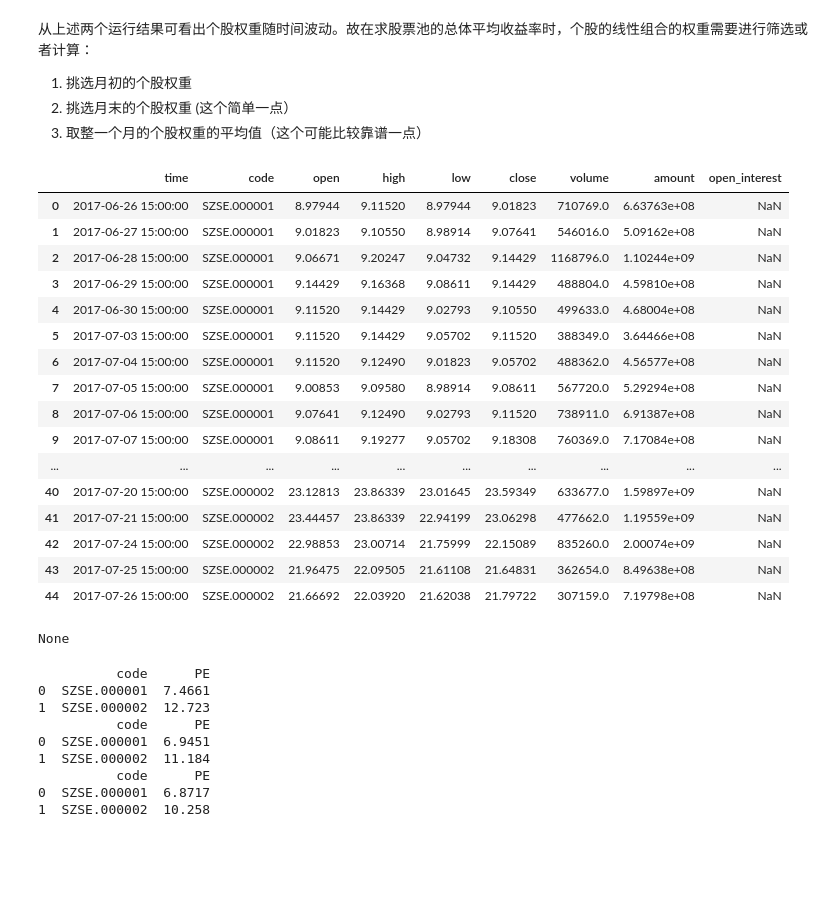
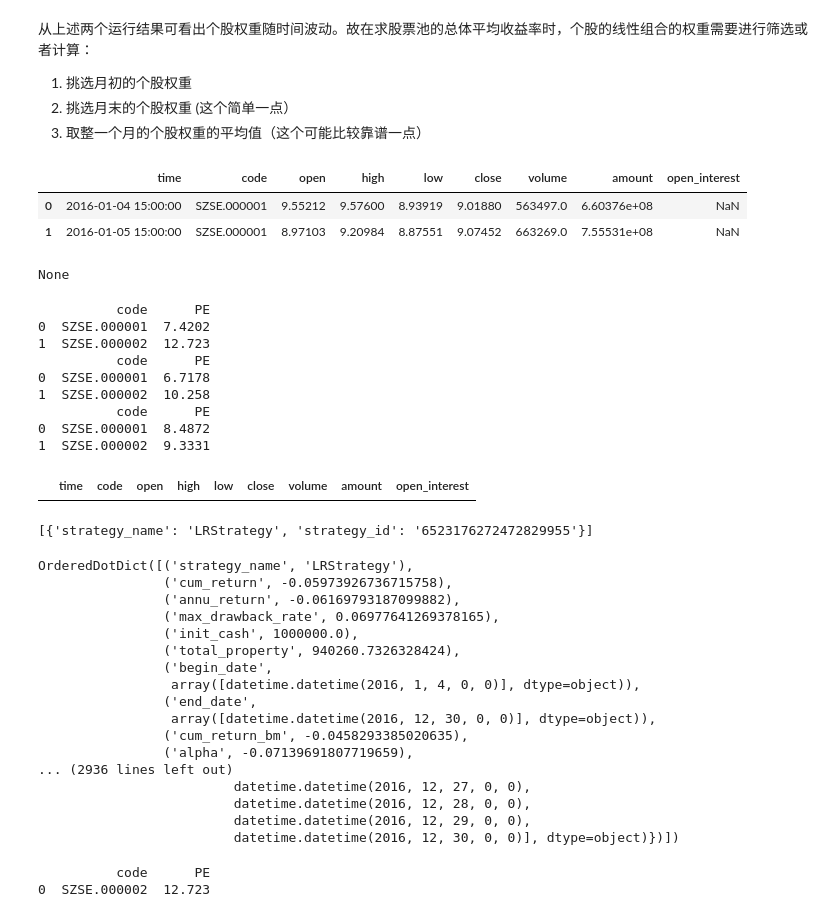
Before and after one commit to JoshuaQYH/TIDIBEI, a Jupyter notebook: data_exploration.ipynb, the cells around one changed output. Saved outputs shown, nothing was run; the diff lists cells and outputs as text; code cells hidden in the pictures; blank space fills up the shorter version.

```diff
--- a/data_exploration.ipynb
+++ b/data_exploration.ipynb
@@ -111,27 +111,13 @@ A
 3. 取整一个月的个股权重的平均值（这个可能比较靠谱一点）
 # %%
 day_data = at.get_kdata(target_list=['SZSE.000001','SZSE.000002'],
-                   frequency='day', fre_num=1, end_date='2017-07-26', begin_date='2017-06-25',
+                   frequency='day', fre_num=1, end_date='2016-01-05', begin_date='2016-01-01',
                    fill_up=False, df=True,fq=1, sort_by_date=False)
 day_data
 # %% [output]
 |  | time | code | open | high | low | close | volume | amount | open_interest |
-| 0 | 2017-06-26 15:00:00 | SZSE.000001 | 8.97944 | 9.11520 | 8.97944 | 9.01823 | 710769.0 | 6.63763e+08 | NaN |
-| 1 | 2017-06-27 15:00:00 | SZSE.000001 | 9.01823 | 9.10550 | 8.98914 | 9.07641 | 546016.0 | 5.09162e+08 | NaN |
-| 2 | 2017-06-28 15:00:00 | SZSE.000001 | 9.06671 | 9.20247 | 9.04732 | 9.14429 | 1168796.0 | 1.10244e+09 | NaN |
-| 3 | 2017-06-29 15:00:00 | SZSE.000001 | 9.14429 | 9.16368 | 9.08611 | 9.14429 | 488804.0 | 4.59810e+08 | NaN |
-| 4 | 2017-06-30 15:00:00 | SZSE.000001 | 9.11520 | 9.14429 | 9.02793 | 9.10550 | 499633.0 | 4.68004e+08 | NaN |
-| 5 | 2017-07-03 15:00:00 | SZSE.000001 | 9.11520 | 9.14429 | 9.05702 | 9.11520 | 388349.0 | 3.64466e+08 | NaN |
-| 6 | 2017-07-04 15:00:00 | SZSE.000001 | 9.11520 | 9.12490 | 9.01823 | 9.05702 | 488362.0 | 4.56577e+08 | NaN |
-| 7 | 2017-07-05 15:00:00 | SZSE.000001 | 9.00853 | 9.09580 | 8.98914 | 9.08611 | 567720.0 | 5.29294e+08 | NaN |
-| 8 | 2017-07-06 15:00:00 | SZSE.000001 | 9.07641 | 9.12490 | 9.02793 | 9.11520 | 738911.0 | 6.91387e+08 | NaN |
-| 9 | 2017-07-07 15:00:00 | SZSE.000001 | 9.08611 | 9.19277 | 9.05702 | 9.18308 | 760369.0 | 7.17084e+08 | NaN |
-| ... | ... | ... | ... | ... | ... | ... | ... | ... | ... |
-| 40 | 2017-07-20 15:00:00 | SZSE.000002 | 23.12813 | 23.86339 | 23.01645 | 23.59349 | 633677.0 | 1.59897e+09 | NaN |
-| 41 | 2017-07-21 15:00:00 | SZSE.000002 | 23.44457 | 23.86339 | 22.94199 | 23.06298 | 477662.0 | 1.19559e+09 | NaN |
-| 42 | 2017-07-24 15:00:00 | SZSE.000002 | 22.98853 | 23.00714 | 21.75999 | 22.15089 | 835260.0 | 2.00074e+09 | NaN |
-| 43 | 2017-07-25 15:00:00 | SZSE.000002 | 21.96475 | 22.09505 | 21.61108 | 21.64831 | 362654.0 | 8.49638e+08 | NaN |
-| 44 | 2017-07-26 15:00:00 | SZSE.000002 | 21.66692 | 22.03920 | 21.62038 | 21.79722 | 307159.0 | 7.19798e+08 | NaN |
+| 0 | 2016-01-04 15:00:00 | SZSE.000001 | 9.55212 | 9.57600 | 8.93919 | 9.01880 | 563497.0 | 6.60376e+08 | NaN |
+| 1 | 2016-01-05 15:00:00 | SZSE.000001 | 8.97103 | 9.20984 | 8.87551 | 9.07452 | 663269.0 | 7.55531e+08 | NaN |
 # %%
 A=at.get_code_list('hs300',date='2018-09-30')
 # print(A)
@@ -142,19 +128,56 @@ print(factor_data)
 # %% [output]
 None
 # %%
-factor_data = at.get_factor_by_day(factor_list=['PE'], target_list=['SZSE.000001', 'SZSE.000002'], date='2016-01-05')
+factor_data = at.get_factor_by_day(factor_list=['PE'], target_list=['SZSE.000001', 'SZSE.000002'], date='2016-01-04')
 print(factor_data)
-factor_data = at.get_factor_by_day(factor_list=['PE'], target_list=['SZSE.000001', 'SZSE.000002'], date='2016-10-12')
+factor_data = at.get_factor_by_day(factor_list=['PE'], target_list=['SZSE.000001', 'SZSE.000002'], date='2016-06-01')
 print(factor_data)
-factor_data = at.get_factor_by_day(factor_list=['PE'], target_list=['SZSE.000001', 'SZSE.000002'], date='2016-05-05')
+factor_data = at.get_factor_by_day(factor_list=['PE'], target_list=['SZSE.000001', 'SZSE.000002'], date='2017-10-09')
 print(factor_data)
 # %% [output]
           code      PE
-0  SZSE.000001  7.4661
+0  SZSE.000001  7.4202
 1  SZSE.000002  12.723
           code      PE
-0  SZSE.000001  6.9451
-1  SZSE.000002  11.184
+0  SZSE.000001  6.7178
+1  SZSE.000002  10.258
           code      PE
-0  SZSE.000001  6.8717
-1  SZSE.000002  10.258
+0  SZSE.000001  8.4872
+1  SZSE.000002  9.3331
+# %%
+day_data = at.get_kdata(target_list=["SZSE.000002"], frequency='day', fre_num=1, begin_date="2016-01-04",
+                            end_date="2016-01-29", fill_up=False, df=True, fq=1, sort_by_date=True)
+day_data
+# %% [output]
+|  | time | code | open | high | low | close | volume | amount | open_interest |
+# %%
+at.get_strategy_id()
+# %% [output]
+[{'strategy_name': 'LRStrategy', 'strategy_id': '6523176272472829955'}]
+# %%
+result = at.get_performance('6523176272472829955')
+result
+# %% [output]
+OrderedDotDict([('strategy_name', 'LRStrategy'),
+                ('cum_return', -0.05973926736715758),
+                ('annu_return', -0.06169793187099882),
+                ('max_drawback_rate', 0.06977641269378165),
+                ('init_cash', 1000000.0),
+                ('total_property', 940260.7326328424),
+                ('begin_date',
+                 array([datetime.datetime(2016, 1, 4, 0, 0)], dtype=object)),
+                ('end_date',
+                 array([datetime.datetime(2016, 12, 30, 0, 0)], dtype=object)),
+                ('cum_return_bm', -0.0458293385020635),
+                ('alpha', -0.07139691807719659),
+... (2936 lines left out)
+                         datetime.datetime(2016, 12, 27, 0, 0),
+                         datetime.datetime(2016, 12, 28, 0, 0),
+                         datetime.datetime(2016, 12, 29, 0, 0),
+                         datetime.datetime(2016, 12, 30, 0, 0)], dtype=object)})])
+# %%
+factor_data = at.get_factor_by_day(factor_list=['PE'], target_list=['SZSE.000002'], date='2016-01-04')
+print(factor_data)
+# %% [output]
+          code      PE
+0  SZSE.000002  12.723
```
Also changed, not shown: 2 other files.
